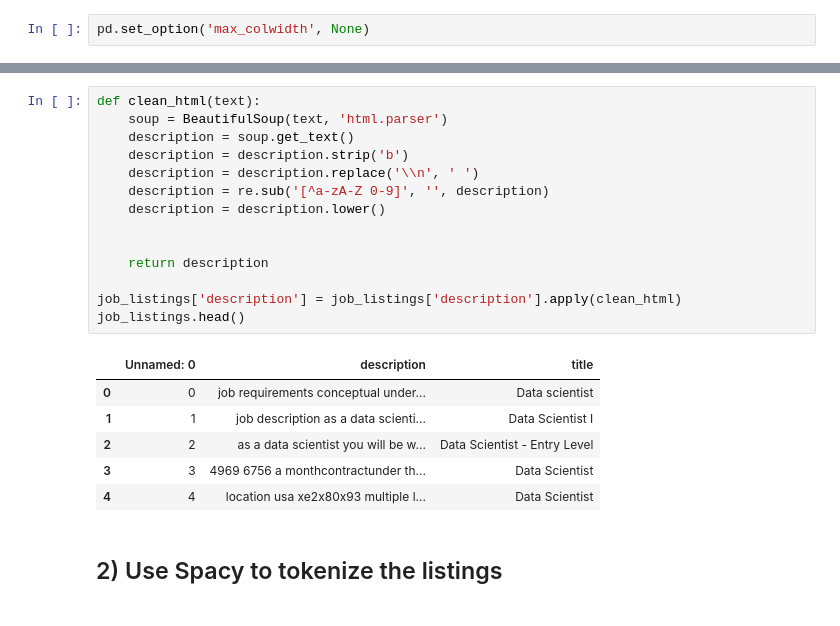
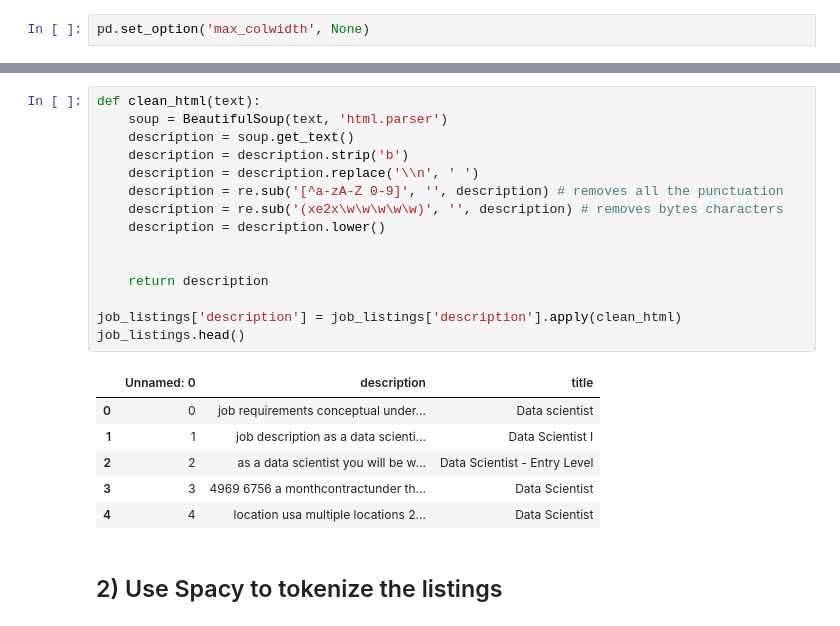
Before and after one commit to zachary-hamilton/DS-Unit-4-Sprint-1-NLP, a Jupyter notebook: module2-vector-representations/LS_DS_412_Vector_Representations_Assignment.ipynb, the cells around one changed output, grey strips where cells are left out. Cells and saved outputs as stored; diff of their text form.

```diff
--- a/module2-vector-representations/LS_DS_412_Vector_Representations_Assignment.ipynb
+++ b/module2-vector-representations/LS_DS_412_Vector_Representations_Assignment.ipynb
@@ -32,24 +40,25 @@ job_listings = pd.read_csv(DATA_PATH)
 # %%
 def clean_html(text):
     soup = BeautifulSoup(text, 'html.parser')
     description = soup.get_text()
     description = description.strip('b')
     description = description.replace('\\n', ' ')
-    description = re.sub('[^a-zA-Z 0-9]', '', description)
+    description = re.sub('[^a-zA-Z 0-9]', '', description) # removes all the punctuation
+    description = re.sub('(xe2x\w\w\w\w\w)', '', description) # removes bytes characters
     description = description.lower()
 
 
     return description
 
 job_listings['description'] = job_listings['description'].apply(clean_html)
 job_listings.head()
 # %% [output]
 |  | Unnamed: 0 | description | title |
 | 0 | 0 | job requirements conceptual under... | Data scientist |
 | 1 | 1 | job description as a data scienti... | Data Scientist I |
 | 2 | 2 | as a data scientist you will be w... | Data Scientist - Entry Level |
 | 3 | 3 | 4969 6756 a monthcontractunder th... | Data Scientist |
-| 4 | 4 | location usa xe2x80x93 multiple l... | Data Scientist |
+| 4 | 4 | location usa multiple locations 2... | Data Scientist |
 # %% [markdown]
 ## 2) Use Spacy to tokenize the listings
 # %%
```
Also changed, not shown: parts of 1 cell of this notebook.
